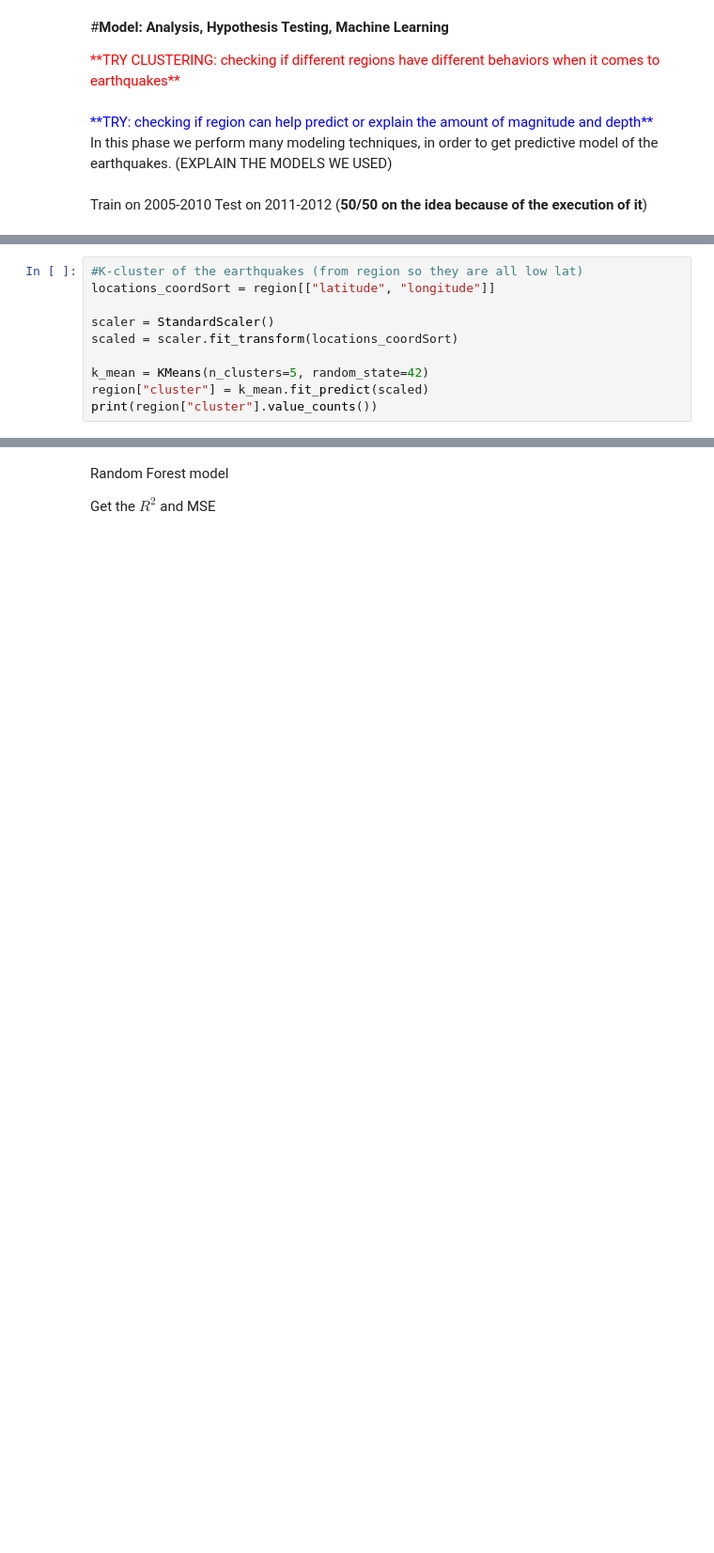
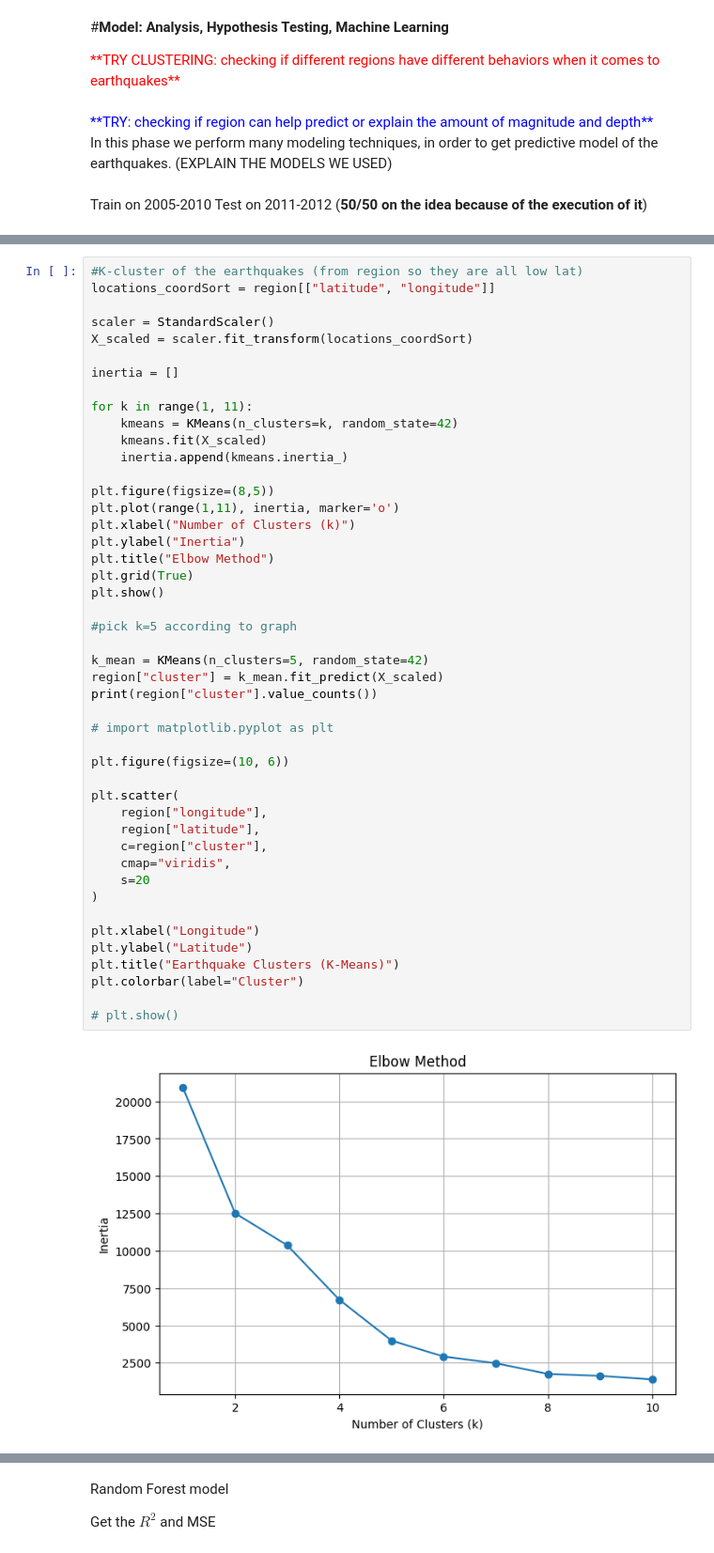
Before and after one commit to NatalieFig/cmsc320finalproj, a Jupyter notebook: CMSC320_Final_Project.ipynb, the cells around one changed output, grey strips where cells are left out. Shown at 94% size. Drawn from its saved outputs; the diff is of its cells as text; blank space fills up the shorter version.

Commit message:
elbow method, tried to fix regression

```diff
--- a/CMSC320_Final_Project.ipynb
+++ b/CMSC320_Final_Project.ipynb
@@ -523,13 +523,3 @@ test_set = region[region['year'].isin([2011,2012])]
 
 #basically test on 2005-2010 data and see if its can predict magnuitde or regions earthquakes will occur a
 #nd test it with the 2011-2012 (50/50 on the idea because of the execution of it)
-# %%
-#K-cluster of the earthquakes (from region so they are all low lat)
-locations_coordSort = region[["latitude", "longitude"]]
-
-scaler = StandardScaler()
-scaled = scaler.fit_transform(locations_coordSort)
-
-k_mean = KMeans(n_clusters=5, random_state=42)
-region["cluster"] = k_mean.fit_predict(scaled)
-print(region["cluster"].value_counts())
@@ -568,0 +526,48 @@ R2 score: 0.050367804397259075
+# %%
+#K-cluster of the earthquakes (from region so they are all low lat)
+locations_coordSort = region[["latitude", "longitude"]]
+
+scaler = StandardScaler()
+X_scaled = scaler.fit_transform(locations_coordSort)
+
+inertia = []
+
+for k in range(1, 11):
+    kmeans = KMeans(n_clusters=k, random_state=42)
+    kmeans.fit(X_scaled)
+    inertia.append(kmeans.inertia_)
+
+plt.figure(figsize=(8,5))
+plt.plot(range(1,11), inertia, marker='o')
+plt.xlabel("Number of Clusters (k)")
+plt.ylabel("Inertia")
+plt.title("Elbow Method")
+plt.grid(True)
+plt.show()
+
+#pick k=5 according to graph
+
+k_mean = KMeans(n_clusters=5, random_state=42)
+region["cluster"] = k_mean.fit_predict(X_scaled)
+print(region["cluster"].value_counts())
+
+# import matplotlib.pyplot as plt
+
+plt.figure(figsize=(10, 6))
+
+plt.scatter(
+    region["longitude"],
+    region["latitude"],
+    c=region["cluster"],
+    cmap="viridis",
+    s=20
+)
+
+plt.xlabel("Longitude")
+plt.ylabel("Latitude")
+plt.title("Earthquake Clusters (K-Means)")
+plt.colorbar(label="Cluster")
+
+# plt.show()
+# %% [output]
+[figure, added]
```
Also changed, not shown: parts of 25 cells of this notebook.
